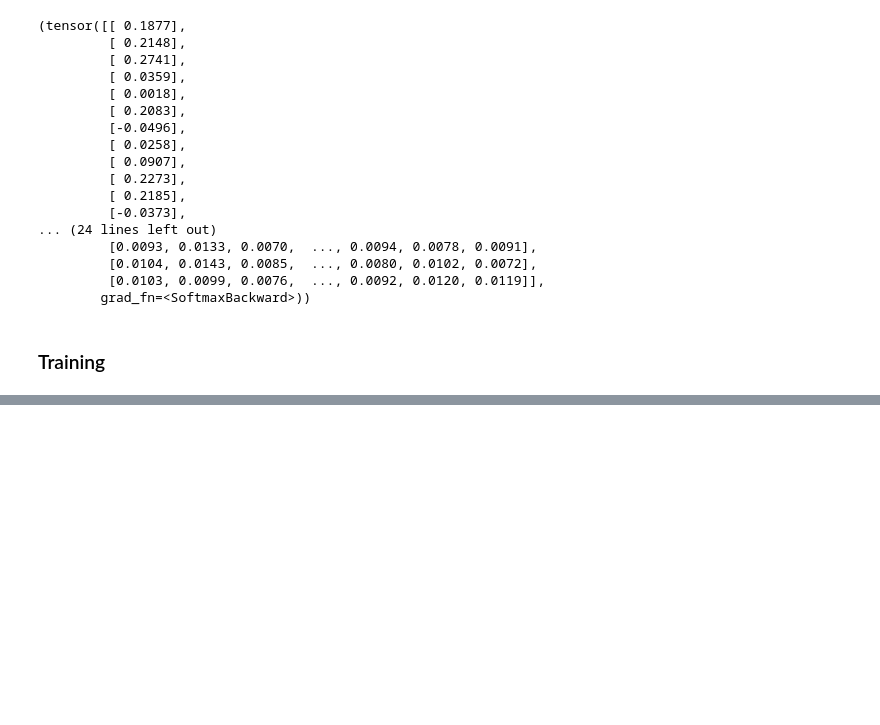
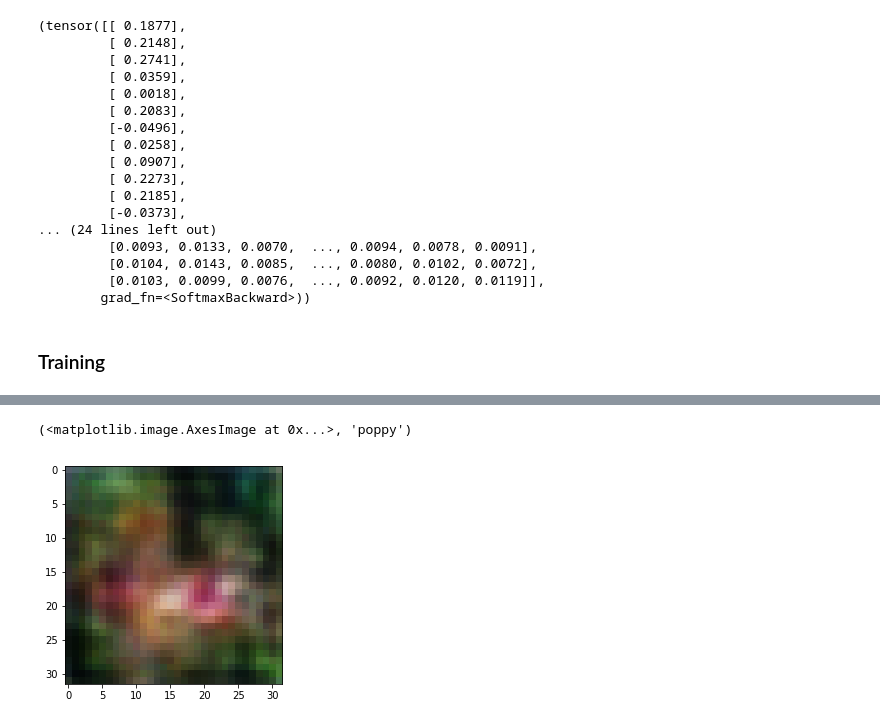
Before and after one commit to raynardj/python4ml, a Jupyter notebook: experiments/gan/ACGAN.ipynb, the cells around one changed output, grey strips where cells are left out. Cells and saved outputs as stored; diff of their text form; code cells hidden in the pictures; blank space fills up the shorter version.

```diff
--- a/experiments/gan/ACGAN.ipynb
+++ b/experiments/gan/ACGAN.ipynb
@@ -96,7 +96,7 @@ class G(nn.Module):
 
     def new_images(self, number,):
         x = torch.rand(number,self.in_)
-        class_idx = torch.LongTensor(np.random.choice(np.arange(100),size=number)).unsqueeze(-1)
+        class_idx = torch.LongTensor(np.random.choice(np.arange(100),size=number))
         if CUDA: x=x.cuda();class_idx=class_idx.cuda()
         x = self.forward(x,class_idx)
         return x, class_idx
@@ -249,8 +268,32 @@ trainer.train(50)
+# %%
+g,d = G(100,classes=100),D(classes=100)
+g.load_state_dict(torch.load("/content/gdrive/My Drive/Colab Notebooks/gan/acgan_g.npy"))
+d.load_state_dict(torch.load("/content/gdrive/My Drive/Colab Notebooks/gan/acgan_d.npy"))
+if CUDA:
+    g,d = g.cuda(),d.cuda()
 # %%
 from matplotlib import pyplot as plt
 %matplotlib inline
 
 images,cls_idx = g.new_images(10)
 if CUDA: images = images.cpu();cls_idx = cls_idx.cpu()
+# %%
+CIFAR100_LABELS_LIST = [
+    'apple', 'aquarium_fish', 'baby', 'bear', 'beaver', 'bed', 'bee', 'beetle',
+    'bicycle', 'bottle', 'bowl', 'boy', 'bridge', 'bus', 'butterfly', 'camel',
+    'can', 'castle', 'caterpillar', 'cattle', 'chair', 'chimpanzee', 'clock',
+    'cloud', 'cockroach', 'couch', 'crab', 'crocodile', 'cup', 'dinosaur',
+    'dolphin', 'elephant', 'flatfish', 'forest', 'fox', 'girl', 'hamster',
+    'house', 'kangaroo', 'keyboard', 'lamp', 'lawn_mower', 'leopard', 'lion',
+    'lizard', 'lobster', 'man', 'maple_tree', 'motorcycle', 'mountain', 'mouse',
+    'mushroom', 'oak_tree', 'orange', 'orchid', 'otter', 'palm_tree', 'pear',
+    'pickup_truck', 'pine_tree', 'plain', 'plate', 'poppy', 'porcupine',
+    'possum', 'rabbit', 'raccoon', 'ray', 'road', 'rocket', 'rose',
+    'sea', 'seal', 'shark', 'shrew', 'skunk', 'skyscraper', 'snail', 'snake',
+    'spider', 'squirrel', 'streetcar', 'sunflower', 'sweet_pepper', 'table',
+    'tank', 'telephone', 'television', 'tiger', 'tractor', 'train', 'trout',
+    'tulip', 'turtle', 'wardrobe', 'whale', 'willow_tree', 'wolf', 'woman',
+    'worm'
+]
 # %%
 from IPython.display import display_jpeg
@@ -258,0 +300,6 @@ plt.imshow(images.data.numpy()[0][0])
+# %%
+idx=0
+plt.imshow(images.data.numpy()[idx].transpose((1,2,0))), CIFAR100_LABELS_LIST[cls_idx[idx].item()]
+# %% [output]
+(<matplotlib.image.AxesImage at 0x...>, 'poppy')
+[figure, added]
```
Also changed, not shown: parts of 14 cells of this notebook.
